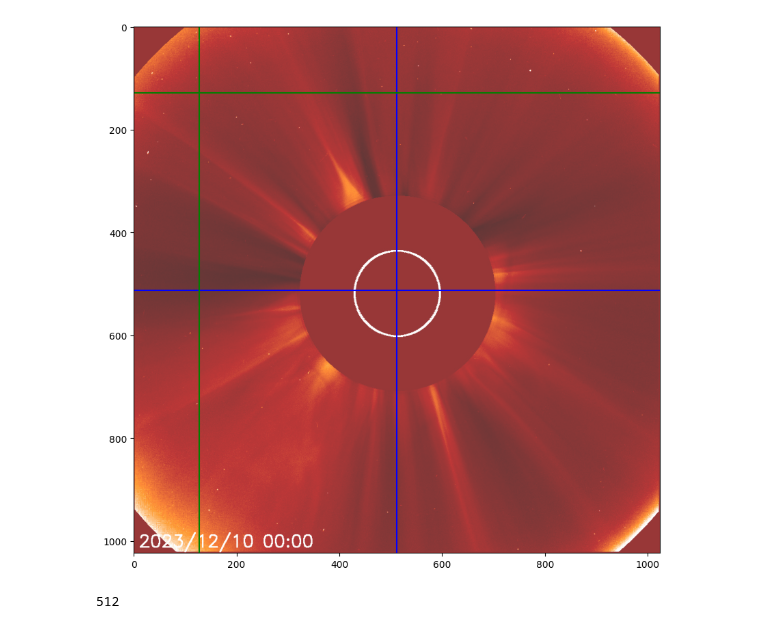
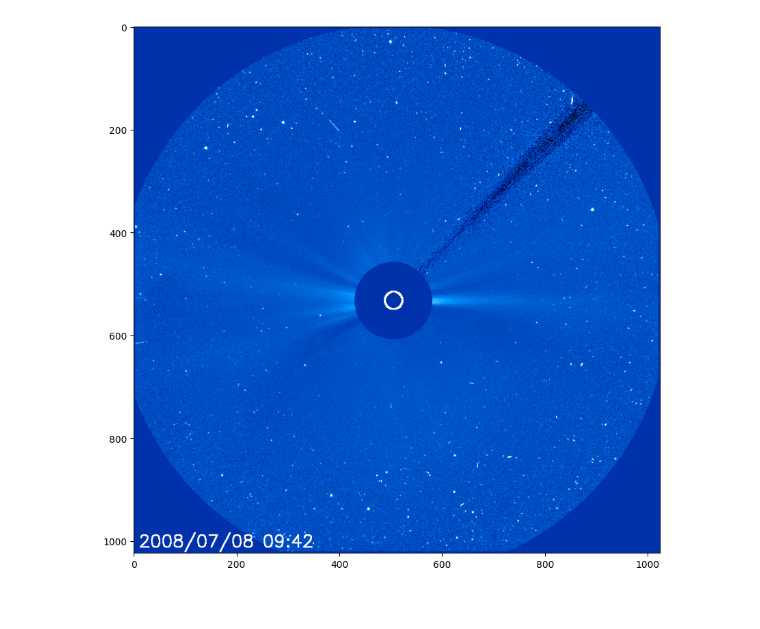
Before and after one commit to artkra/gecko, a Jupyter notebook: poc.ipynb, the cells around one changed output. Cells and saved outputs as stored; diff of their text form; code cells hidden in the pictures.

```diff
--- a/poc.ipynb
+++ b/poc.ipynb
@@ -9,7 +9,7 @@ sys.path.append('src')
 # %%
 from gecko.data import JPEGDataLoader
 # %%
-loader = JPEGDataLoader(camera='c2')
+loader = JPEGDataLoader(camera='c3')
 # %%
 loader.base_url
 # %% [output]
@@ -18,11 +18,8 @@ loader.base_url
 from functools import reduce
 from PIL import Image
 # %%
-start_datetime = datetime.datetime(2023, 12, 9, 0, 0, 0)
-end_datetime = datetime.datetime(2023, 12, 9, 2, 59, 0)
+start_datetime = datetime.datetime(2008, 7, 8, 7, 41, 0)
+end_datetime = datetime.datetime(2008, 7, 8, 15, 45, 0)
 
-images = [loader.get_image(x) for x in loader.ls_images(start_datetime, end_datetime)]
-alpha = round(255/len(images)) + 5
-for img in images:
-    img.putalpha(alpha)
-composed_img = reduce(Image.alpha_composite, images)
+images_paths = loader.ls_images(start_datetime, end_datetime)
+images = [loader.get_image(x) for x in images_paths]
@@ -43,14 +53,17 @@ img = np.asarray(img_pil)
 # %%
+import matplotlib.pyplot as plt
+import numpy as np
+
+image = images[4]
+
+img_pil = image.convert('RGBA')
+img = np.asarray(img_pil)
+
+
 fig, ax = plt.subplots(figsize=(10, 10), sharex=True, sharey=True)
-ax.axhline(2<<8, color='blue')
-ax.axvline(2<<8, color='blue')
-ax.axhline(2<<6, color='green')
-ax.axvline(2<<6, color='green')
+# ax.axhline(440, color='blue')
+# ax.axvline(990, color='blue')
 
 imgplot = plt.imshow(img, cmap='gray')
 # %% [output]
-[figure, old version]
+[figure, new version]
-# %%
-2<<8
-# %% [output]
-512
```
Also changed, not shown: parts of 12 cells of this notebook, 2 other files.
